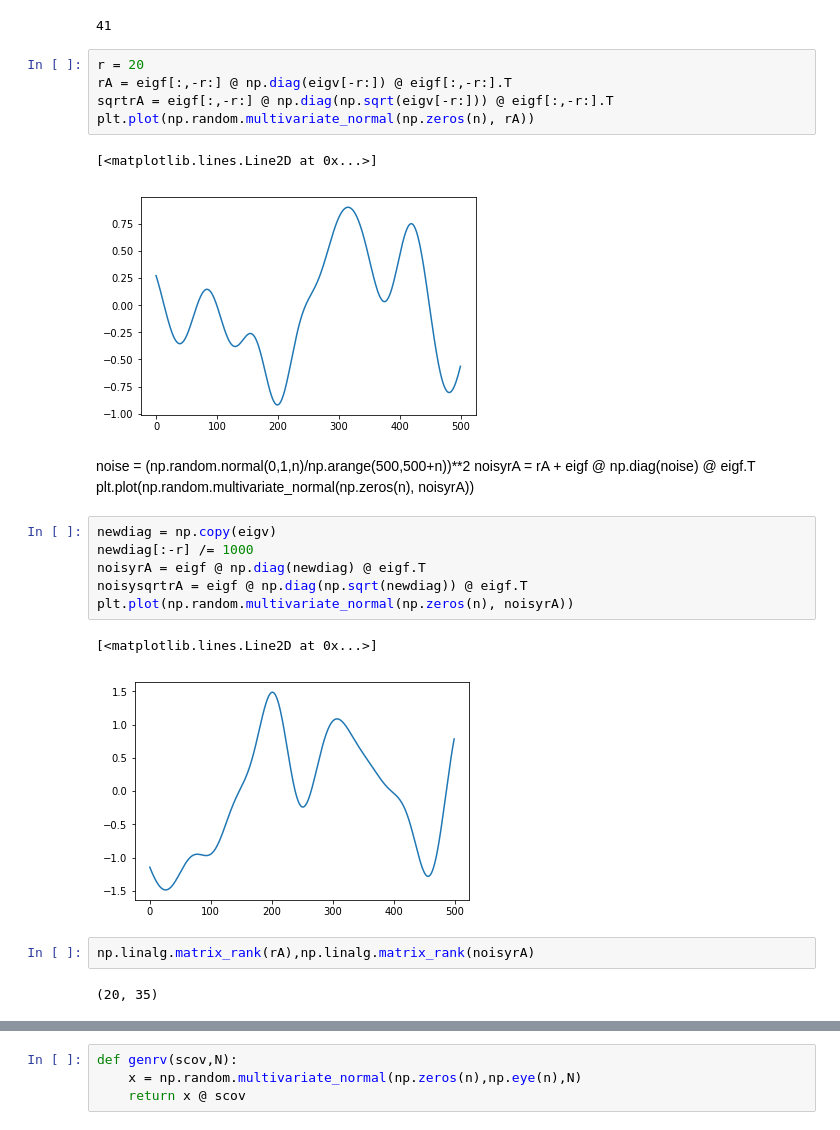
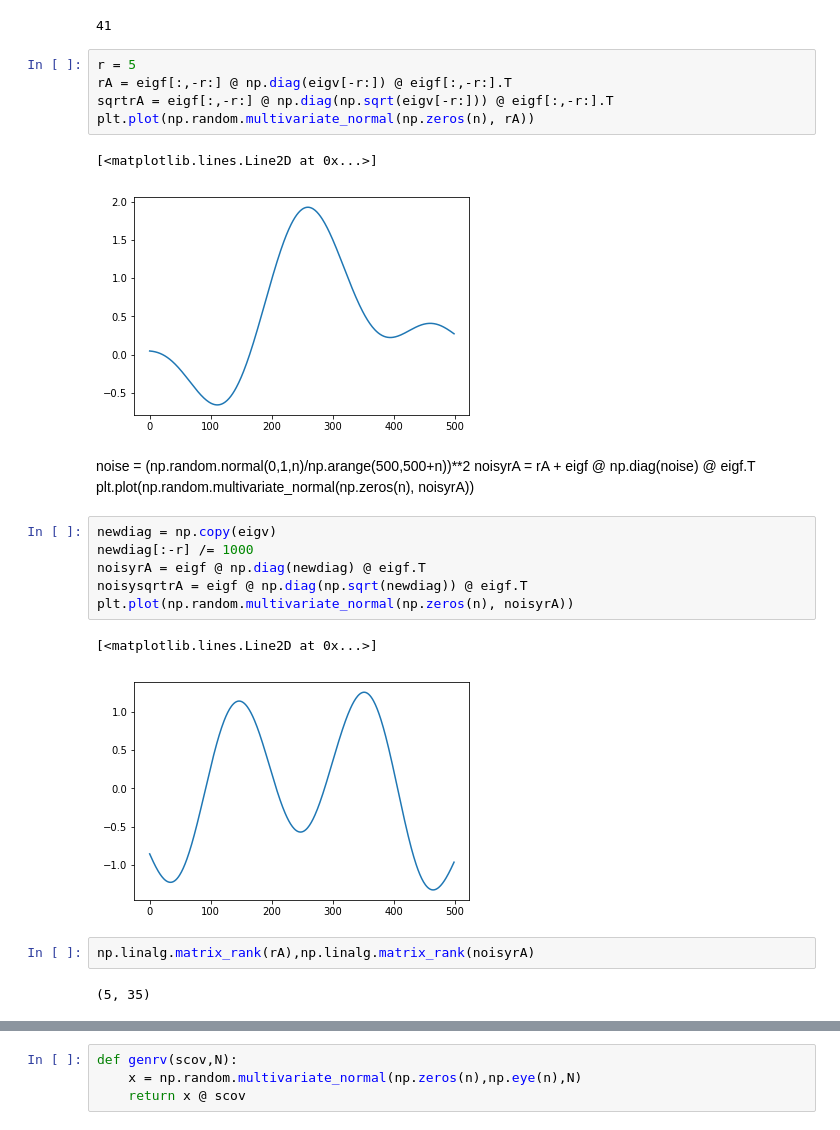
Before and after one commit to WilliamBo/MasterProject, a Jupyter notebook: Master Project/Code/IAF.ipynb, the cells around one changed output, grey strips where cells are left out. Drawn from its saved outputs; the diff is of its cells as text.

```diff
--- a/Master Project/Code/IAF.ipynb
+++ b/Master Project/Code/IAF.ipynb
@@ -40,13 +57,13 @@ np.linalg.matrix_rank(A)
 # %% [output]
 41
 # %%
-r = 20
+r = 5
 rA = eigf[:,-r:] @ np.diag(eigv[-r:]) @ eigf[:,-r:].T
 sqrtrA = eigf[:,-r:] @ np.diag(np.sqrt(eigv[-r:])) @ eigf[:,-r:].T
 plt.plot(np.random.multivariate_normal(np.zeros(n), rA))
 # %% [output]
 [<matplotlib.lines.Line2D at 0x...>]
-[figure, old version]
+[figure, new version]
 # %% [markdown]
 noise = (np.random.normal(0,1,n)/np.arange(500,500+n))**2
 noisyrA = rA + eigf @ np.diag(noise) @ eigf.T
@@ -59,8 +76,8 @@ noisysqrtrA = eigf @ np.diag(np.sqrt(newdiag)) @ eigf.T
 plt.plot(np.random.multivariate_normal(np.zeros(n), noisyrA))
 # %% [output]
 [<matplotlib.lines.Line2D at 0x...>]
-[figure, old version]
+[figure, new version]
 # %%
 np.linalg.matrix_rank(rA),np.linalg.matrix_rank(noisyrA)
 # %% [output]
-(20, 35)
+(5, 35)
```
Also changed, not shown: parts of 69 cells of this notebook, 14 other files.
